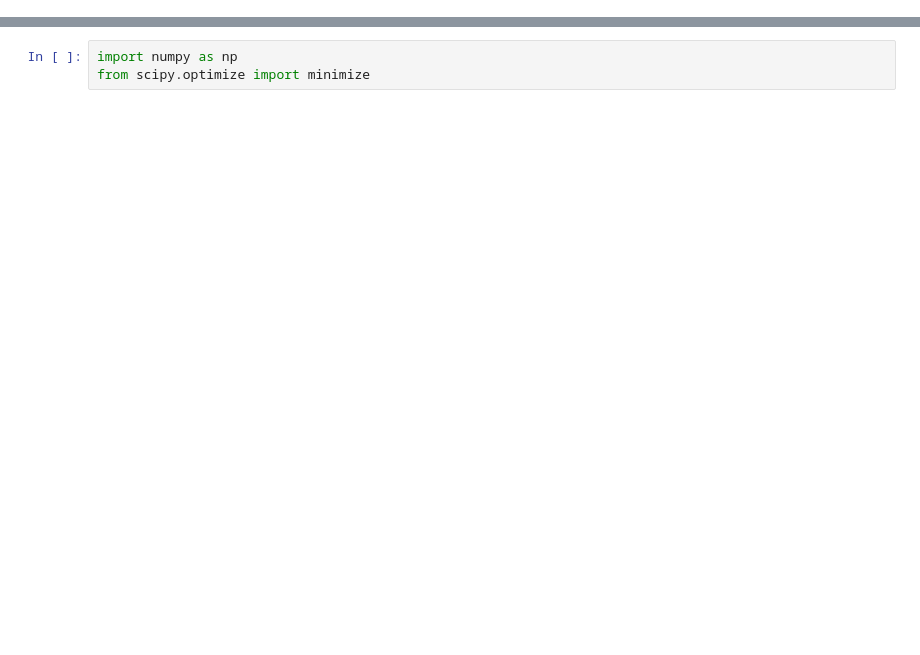
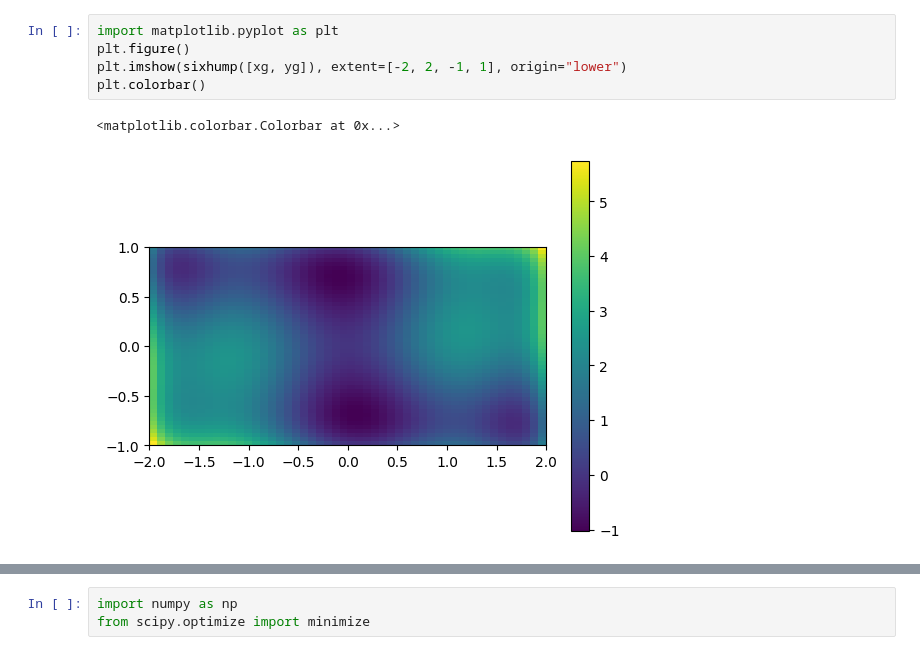
Before and after one commit to re1983/bspline_opt, a Jupyter notebook: Optimization_exp.ipynb, the cells around one changed output, grey strips where cells are left out. Cells and saved outputs as stored; diff of their text form; blank space fills up the shorter version.

```diff
--- a/Optimization_exp.ipynb
+++ b/Optimization_exp.ipynb
@@ -0,0 +14,8 @@
+# %%
+import matplotlib.pyplot as plt
+plt.figure()
+plt.imshow(sixhump([xg, yg]), extent=[-2, 2, -1, 1], origin="lower")
+plt.colorbar()
+# %% [output]
+<matplotlib.colorbar.Colorbar at 0x...>
+[figure, added]
```
Also changed, not shown: parts of 17 cells of this notebook, 1 other file.
